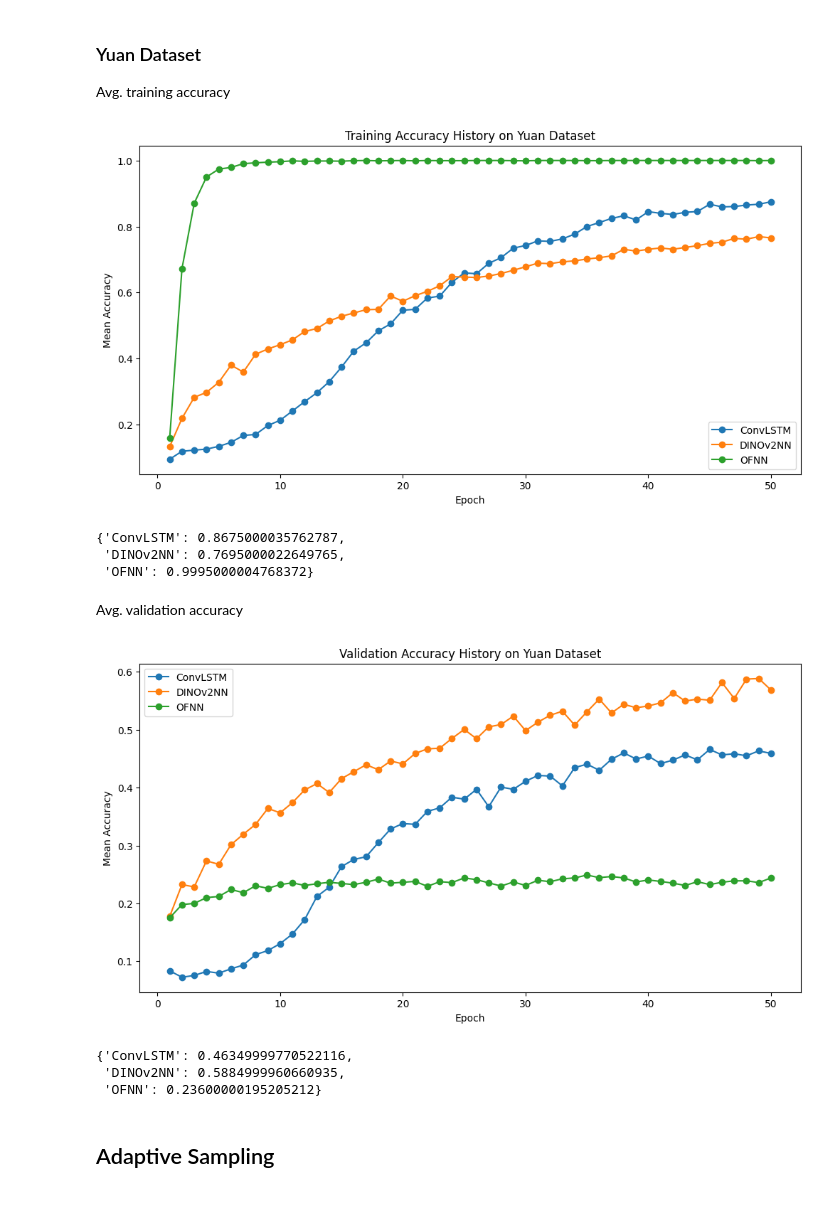
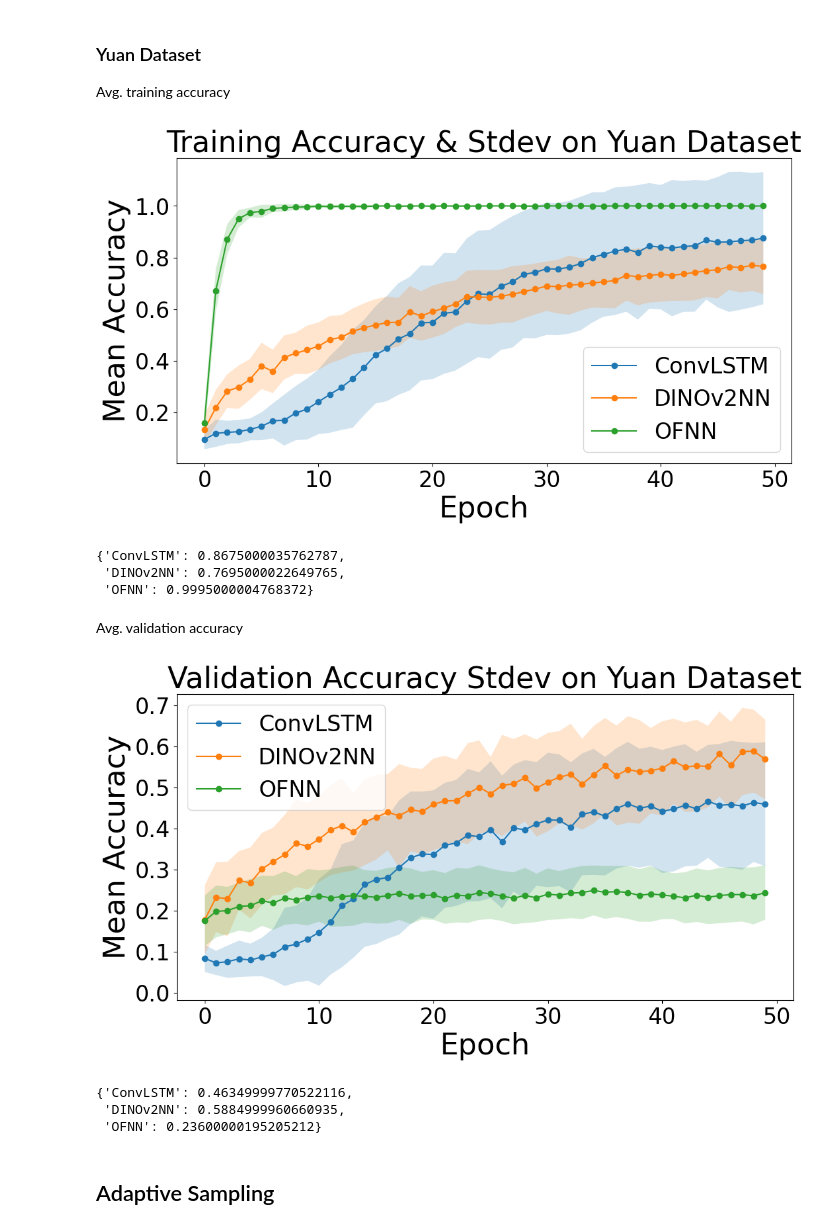
Before and after one commit to alapkshirsagar/active-tactile-hardness-classification, a Jupyter notebook: hardness_classification/visualize.ipynb, the cells around one changed output. Saved outputs shown, nothing was run; the diff lists cells and outputs as text; code cells hidden in the pictures; blank space fills up the shorter version.

Commit message:
Update visualization script

```diff
--- a/hardness_classification/visualize.ipynb
+++ b/hardness_classification/visualize.ipynb
@@ -11,6 +9,9 @@ Function to plot avg. Acc on training sets
 # %%
+import pandas as pd
+import matplotlib.pyplot as plt
+
 # Function to read CSV files, calculate column means and stdev, and plot the data with shaded areas
-def read_and_plot(file_paths, labels, title):
+def read_and_plot(file_paths, labels, title, path='pics/dummy.png'):
     plt.figure(figsize=(12, 6))
     final_mean = {}
 
@@ -26,11 +27,14 @@ def read_and_plot(file_paths, labels, title):
         column_means = data.mean(axis=0)
         column_stds = data.std(axis=0)
 
+        # Create a range for epochs to ensure consistent x-values
+        x = range(len(column_means))
+
         # Plot the mean values as a line
-        plt.plot(column_means, marker='o', label=labels[i])
+        plt.plot(x, column_means, marker='o', label=labels[i])
 
         # Plot the shaded area for stdev around the mean
-        plt.fill_between(range(len(column_means)), column_means - column_stds, column_means + column_stds,
+        plt.fill_between(x, column_means - column_stds, column_means + column_stds,
                          alpha=0.2)
 
         # Store the final mean value for each model
@@ -49,7 +53,9 @@ def read_and_plot(file_paths, labels, title):
     plt.legend(fontsize="24")
 
     # Display the plot
+    plt.savefig(path, format='png')
     plt.show()
+
     return final_mean
 # %% [markdown]
 ### IP-Hardness Dataset
@@ -100,17 +105,17 @@ Avg. training accuracy
 # %%
 # File paths and corresponding labels
 file_paths = [
     'metrics/Comp_Model_Aug_10_final_yuan_ConvLSTM_train_accuracy_history.csv',
     'metrics/Comp_Model_Aug_12_yuan_DINOKeras_train_accuracy_history.csv',
     'metrics/Comp_Model_Aug_10_final_yuan_OpticalFlowNN_train_accuracy_history.csv'
 ]
 
 labels = ['ConvLSTM', 'DINOv2NN', 'OFNN']
 
 # Call the function with the file paths and labels
-read_and_plot(file_paths, labels, "Training Accuracy History on Yuan Dataset")
+read_and_plot(file_paths, labels, "Training Accuracy & Stdev on Yuan Dataset", path='pics/comp_train_acc_yuan.png')
 # %% [output]
-[figure, old version]
+[figure, new version]
 {'ConvLSTM': 0.8675000035762787,
  'DINOv2NN': 0.7695000022649765,
  'OFNN': 0.9995000004768372}
@@ -127,9 +132,9 @@ file_paths = [
 labels = ['ConvLSTM', 'DINOv2NN', 'OFNN']
 
 # Call the function with the file paths and labels
-read_and_plot(file_paths, labels, "Validation Accuracy History on Yuan Dataset")
+read_and_plot(file_paths, labels, "Validation Accuracy Stdev on Yuan Dataset", path='pics/comp_val_acc_yuan.png')
 # %% [output]
-[figure, old version]
+[figure, new version]
 {'ConvLSTM': 0.46349999770522116,
  'DINOv2NN': 0.5884999960660935,
  'OFNN': 0.23600000195205212}
```
Also changed, not shown: parts of 13 cells of this notebook.
